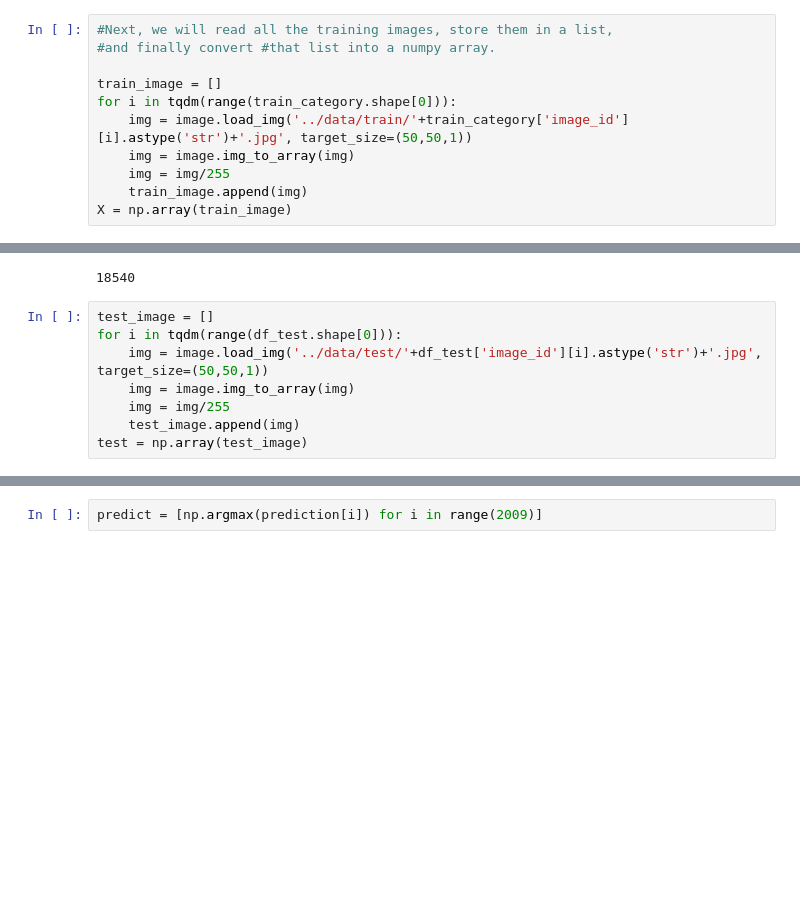
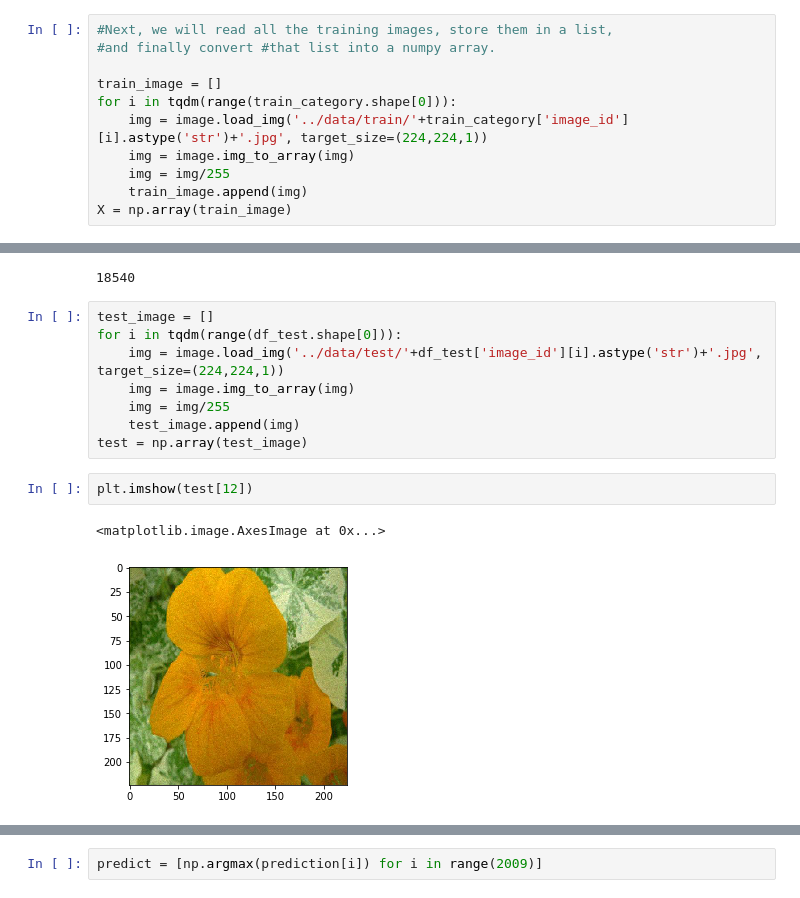
Before and after one commit to sagar9926/FlowerClassification, a Jupyter notebook: Copy_of_Flower_category_comp.ipynb, the cells around one changed output, grey strips where cells are left out. Cells and saved outputs as stored; diff of their text form; blank space fills up the shorter version.

```diff
--- a/Copy_of_Flower_category_comp.ipynb
+++ b/Copy_of_Flower_category_comp.ipynb
@@ -140,7 +141,7 @@ imgplot = plt.imshow(img)
 
 train_image = []
 for i in tqdm(range(train_category.shape[0])):
-    img = image.load_img('../data/train/'+train_category['image_id'][i].astype('str')+'.jpg', target_size=(50,50,1))
+    img = image.load_img('../data/train/'+train_category['image_id'][i].astype('str')+'.jpg', target_size=(224,224,1))
     img = image.img_to_array(img)
     img = img/255
     train_image.append(img)
@@ -478,9 +698,14 @@ df_test['image_id'][0]
 # %%
 test_image = []
 for i in tqdm(range(df_test.shape[0])):
-    img = image.load_img('../data/test/'+df_test['image_id'][i].astype('str')+'.jpg', target_size=(50,50,1))
+    img = image.load_img('../data/test/'+df_test['image_id'][i].astype('str')+'.jpg', target_size=(224,224,1))
     img = image.img_to_array(img)
     img = img/255
     test_image.append(img)
 test = np.array(test_image)
+# %%
+plt.imshow(test[12])
+# %% [output]
+<matplotlib.image.AxesImage at 0x...>
+[figure, added]
 # %%
```
Also changed, not shown: parts of 18 cells of this notebook.
